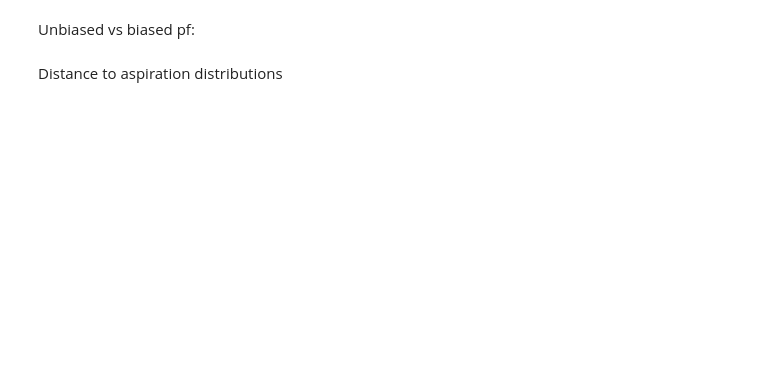
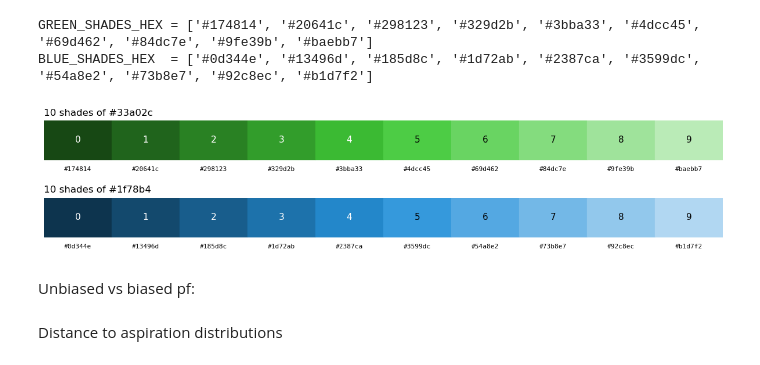
Before and after one commit to rameshsrinivasanuci/multiobjective, a Jupyter notebook: chi_figures.ipynb, the cells around one changed output. Drawn from its saved outputs; the diff is of its cells as text; code cells hidden in the pictures; blank space fills up the shorter version.

```diff
--- a/chi_figures.ipynb
+++ b/chi_figures.ipynb
@@ -12,3 +52,50 @@ import seaborn as sns
+# %%
+import colorsys
+from matplotlib.colors import to_rgb
+
+
+def hex_of(rgb):
+    r, g, b = [int(round(c * 255)) for c in rgb]
+    return f"#{r:02x}{g:02x}{b:02x}"
+
+
+def shades_of(hex_color, n=10, l_min=0.18, l_max=0.82):
+    """Keep hue/saturation; vary HLS lightness from dark → light."""
+    r, g, b = to_rgb(hex_color)
+    h, _, s = colorsys.rgb_to_hls(r, g, b)
+    rgbs = [colorsys.hls_to_rgb(h, float(l), s) for l in np.linspace(l_min, l_max, n)]
+    return rgbs, [hex_of(c) for c in rgbs]
+
+
+GREEN_BASE = "#33a02c"
+BLUE_BASE = "#1f78b4"
+
+GREEN_SHADES, GREEN_SHADES_HEX = shades_of(GREEN_BASE)
+BLUE_SHADES, BLUE_SHADES_HEX = shades_of(BLUE_BASE)
+
+print("GREEN_SHADES_HEX =", GREEN_SHADES_HEX)
+print("BLUE_SHADES_HEX  =", BLUE_SHADES_HEX)
+
+fig, axes = plt.subplots(2, 1, figsize=(12, 2.8))
+for ax, rgbs, hexes, title in [
+    (axes[0], GREEN_SHADES, GREEN_SHADES_HEX, f"10 shades of {GREEN_BASE}"),
+    (axes[1], BLUE_SHADES, BLUE_SHADES_HEX, f"10 shades of {BLUE_BASE}"),
+]:
+    for i, (rgb, hexc) in enumerate(zip(rgbs, hexes)):
+        ax.add_patch(plt.Rectangle((i, 0), 1, 1, color=rgb))
+        ax.text(i + 0.5, -0.18, hexc, ha="center", va="top", fontsize=8, family="monospace")
+        ax.text(i + 0.5, 0.5, str(i), ha="center", va="center", fontsize=11,
+                color="white" if i < 5 else "black")
+    ax.set_xlim(0, 10)
+    ax.set_ylim(-0.45, 1)
+    ax.set_axis_off()
+    ax.set_title(title, loc="left", pad=6)
+plt.tight_layout()
+plt.show()
+# %% [output]
+GREEN_SHADES_HEX = ['#174814', '#20641c', '#298123', '#329d2b', '#3bba33', '#4dcc45', '#69d462', '#84dc7e', '#9fe39b', '#baebb7']
+BLUE_SHADES_HEX  = ['#0d344e', '#13496d', '#185d8c', '#1d72ab', '#2387ca', '#3599dc', '#54a8e2', '#73b8e7', '#92c8ec', '#b1d7f2']
+[figure, added]
 # %% [markdown]
 Unbiased vs biased pf:
 # %%
```
Also changed, not shown: parts of 18 cells of this notebook.
